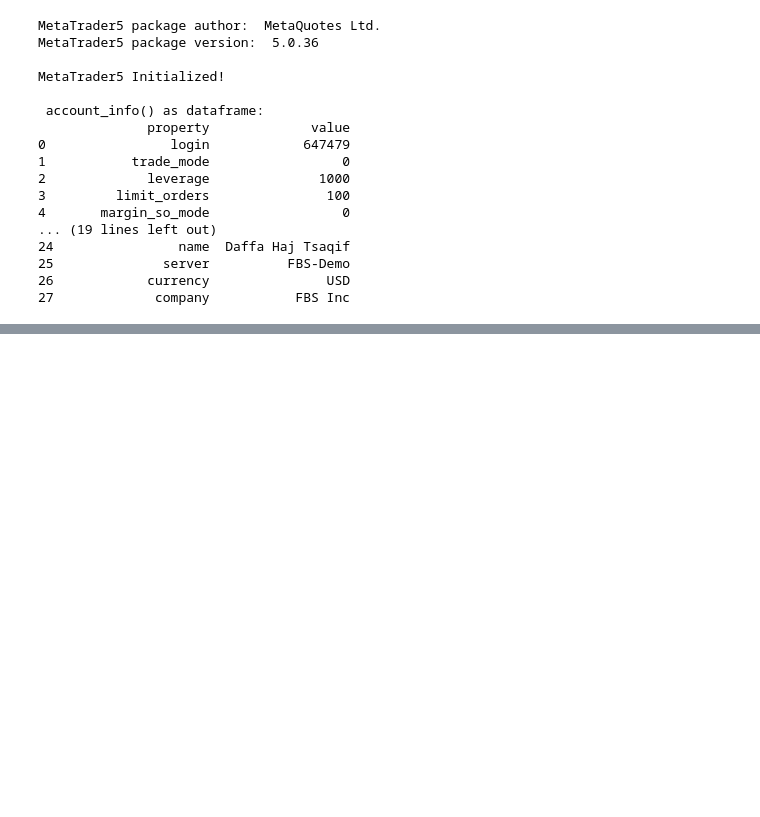
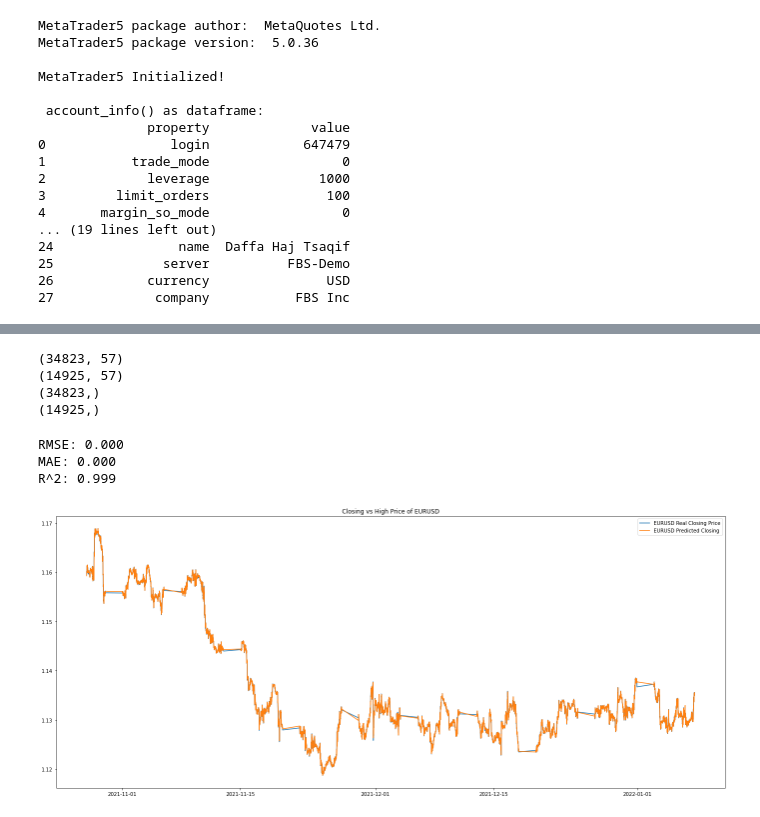
Before and after one commit to dhupee/MetaNgepet, a Jupyter notebook: MetaNgepet-Train.ipynb, the cells around one changed output, grey strips where cells are left out. Cells and saved outputs as stored; diff of their text form; code cells hidden in the pictures; blank space fills up the shorter version.

Commit message:
Adding Python Live and Finishing the training code
also adding view changes on Readme, adding more gitignore.

```diff
--- a/MetaNgepet-Train.ipynb
+++ b/MetaNgepet-Train.ipynb
@@ -300,0 +272,58 @@ memory usage: 108.5 KB
+# %%
+X = df.drop('close', axis='columns')
+y = df.close
+
+X_train, X_test, y_train, y_test = train_test_split(X, y, test_size=0.3, shuffle=False)
+
+print(X_train.shape)
+print(X_test.shape)
+print(y_train.shape)
+print(y_test.shape)
+# %% [output]
+(34823, 57)
+(14925, 57)
+(34823,)
+(14925,)
+# %%
+#initiating standard scaler
+scaler = StandardScaler()
+
+#fit the scaler in training features
+scaler.fit(X_train)
+
+#Rescale both sets using the trained scaler
+X_scaled_train = scaler.transform(X_train)
+X_scaled_test = scaler.transform(X_test)
+# %%
+lin = LinearRegression()
+
+lin.fit(X_scaled_train, y_train)
+predictions_lin = lin.predict(X_scaled_test)
+
+'''
+Score Criteria:
+    RMSE = closer to 0.0 the better
+    MAE = closer to 0.0 the better, there is no negative point
+    R^2 = closer to 1.0 the better, if negative it means the model is very bad
+'''
+
+print('RMSE: {0:.3f}'.format(mean_squared_error(y_test, predictions_lin)**0.5))
+print('MAE: {0:.3f}'.format(mean_absolute_error(y_test, predictions_lin)))
+print('R^2: {0:.3f}'.format(r2_score(y_test, predictions_lin)))
+# %% [output]
+RMSE: 0.000
+MAE: 0.000
+R^2: 0.999
+# %%
+def plotLinearReg(y_test, predictions):
+    predictions = pd.DataFrame(predictions, index=y_test.index)
+    plt.figure(figsize=(24,10))
+    plt.plot(y_test, label='{} Real Closing Price'.format(symbol))
+    plt.plot(predictions, label='{} Predicted Closing'.format(symbol))
+    plt.title('Closing vs High Price of {}'.format(symbol))
+    plt.legend()
+    plt.show()
+
+plotLinearReg(y_test, predictions_lin)
+# %% [output]
+[figure, added]
```
Also changed, not shown: parts of 15 cells of this notebook, 3 other files.
